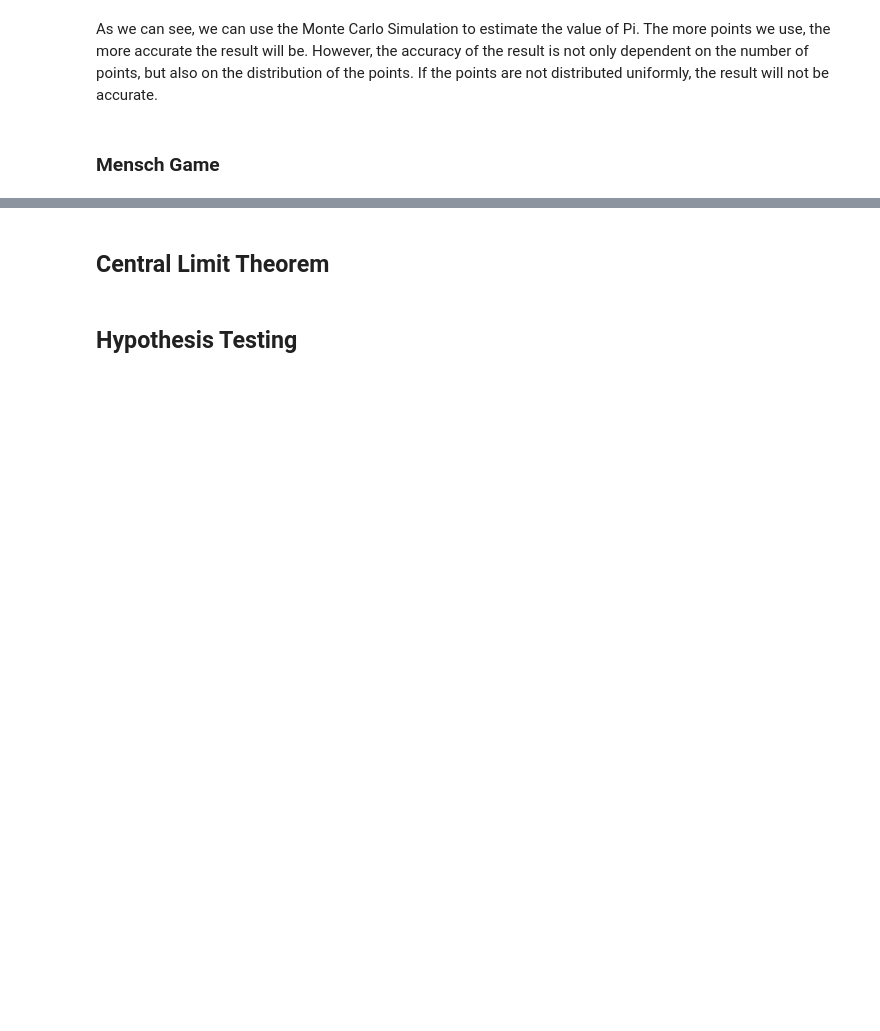
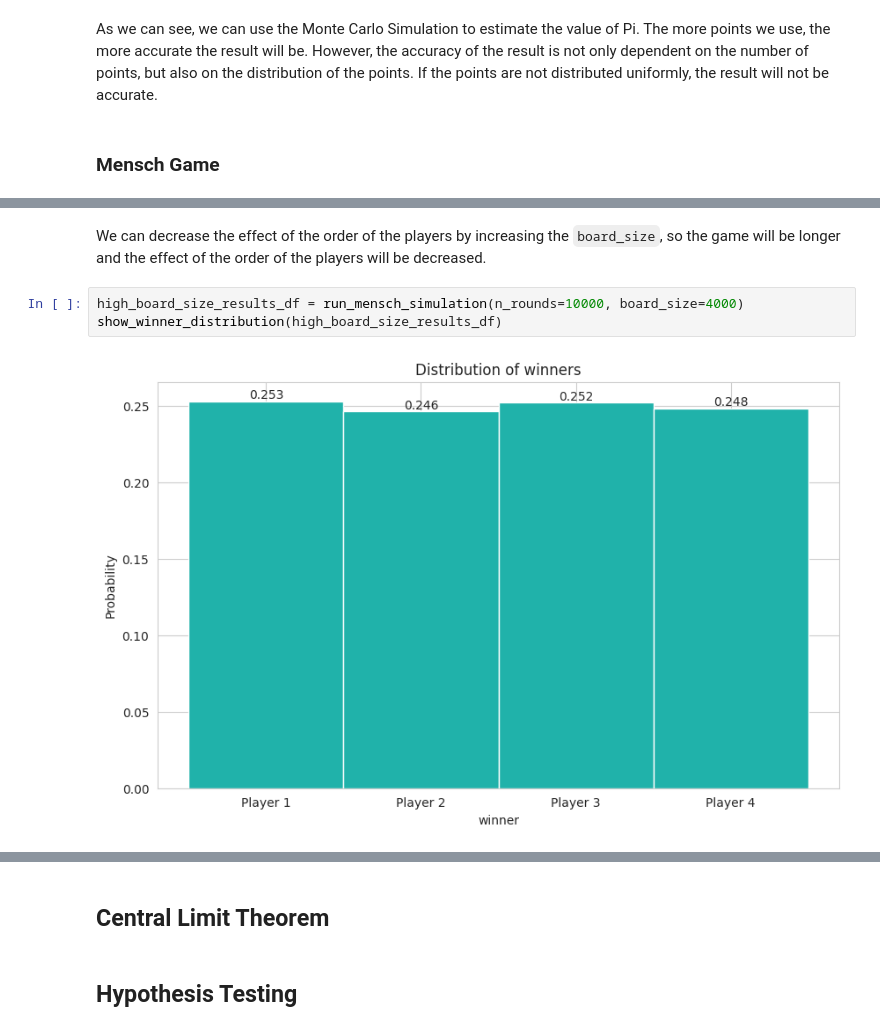
Before and after one commit to Hadi-loo/Introduction-to-Data-Science-Course, a Jupyter notebook: CA1. Tools for Statistical Analysis/statistical analysis.ipynb, the cells around one changed output, grey strips where cells are left out. Saved outputs shown, nothing was run; the diff lists cells and outputs as text; blank space fills up the shorter version.

```diff
--- a/CA1. Tools for Statistical Analysis/statistical analysis.ipynb
+++ b/CA1. Tools for Statistical Analysis/statistical analysis.ipynb
@@ -159,0 +278,7 @@ As we can see, we can use the Monte Carlo Simulation to estimate the value of Pi
+# %% [markdown]
+We can decrease the effect of the order of the players by increasing the `board_size`, so the game will be longer and the effect of the order of the players will be decreased.
+# %%
+high_board_size_results_df = run_mensch_simulation(n_rounds=10000, board_size=4000)
+show_winner_distribution(high_board_size_results_df)
+# %% [output]
+[figure, added]
```
Also changed, not shown: parts of 14 cells of this notebook.
